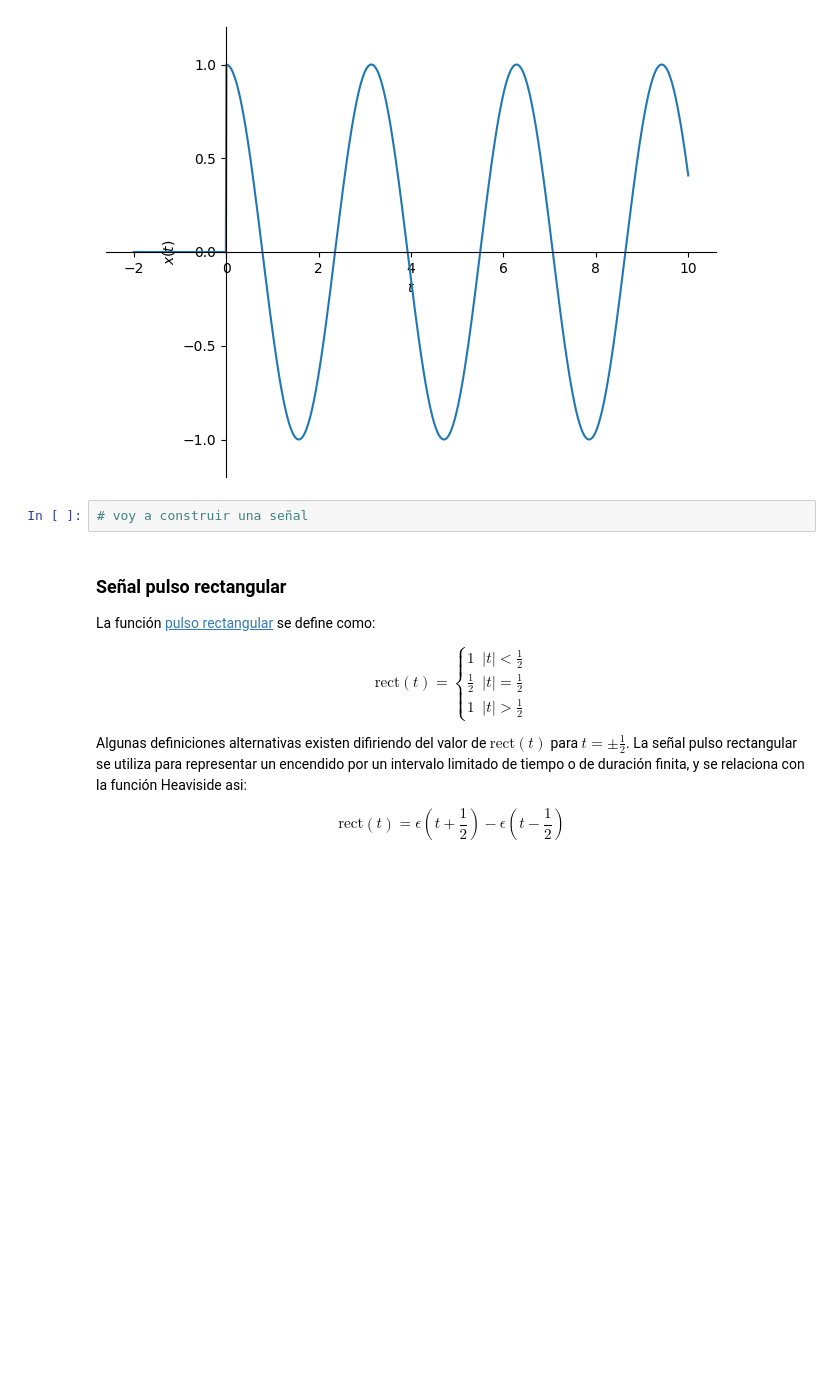
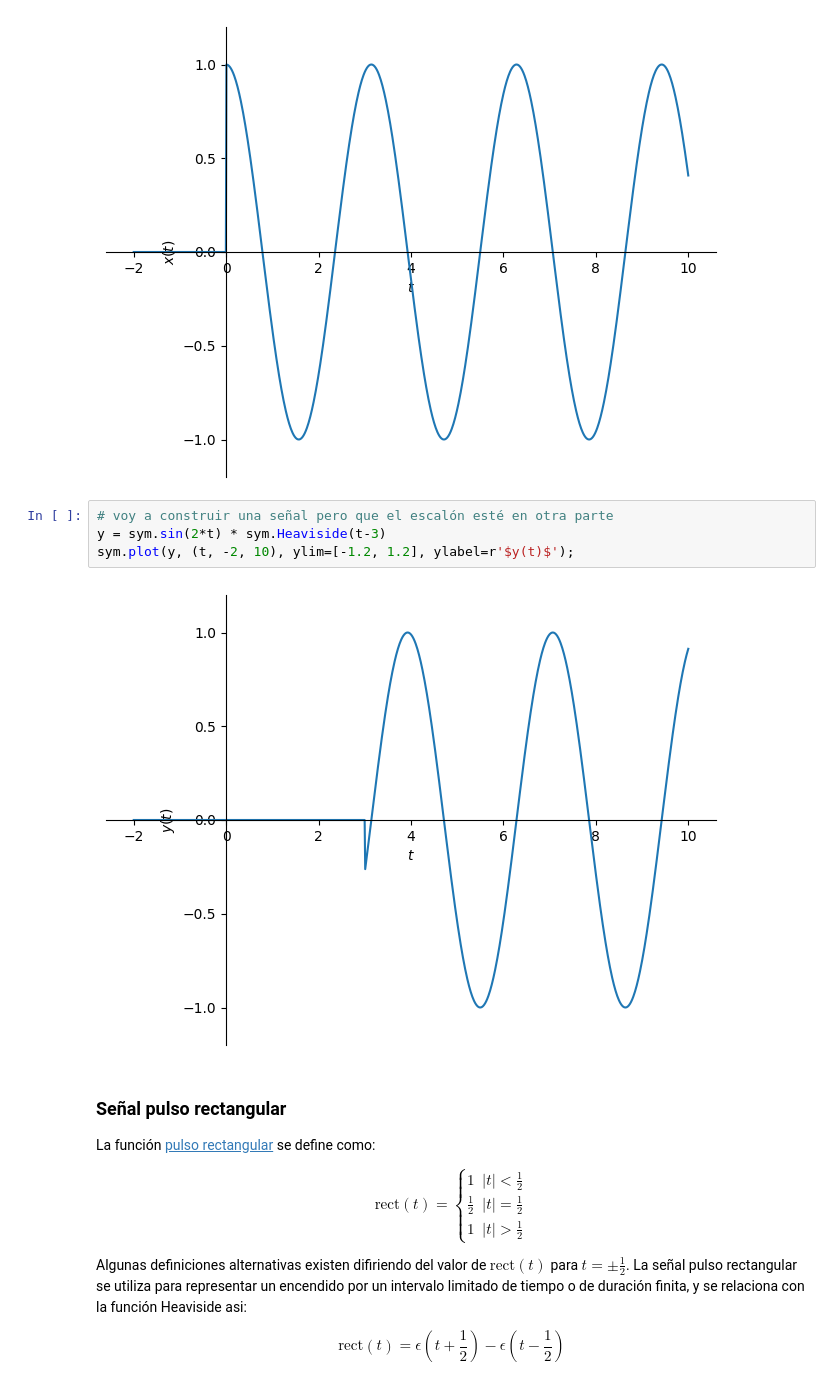
Before and after one commit to Juacardonaca/SyS2025-II, a Jupyter notebook: S_estandar_Juan_Cardona.ipynb, the cells around one changed output. Saved outputs shown, nothing was run; the diff lists cells and outputs as text; blank space fills up the shorter version.

```diff
--- a/S_estandar_Juan_Cardona.ipynb
+++ b/S_estandar_Juan_Cardona.ipynb
@@ -225,8 +225,12 @@ x = sym.cos(omega*t) * sym.Heaviside(t)
 sym.plot(x.subs(omega,2), (t, -2, 10), ylim=[-1.2, 1.2], ylabel=r'$x(t)$');
 # %% [output]
 [figure]
-# %%
-# voy a construir una señal
+# %%
+# voy a construir una señal pero que el escalón esté en otra parte
+y = sym.sin(2*t) * sym.Heaviside(t-3)
+sym.plot(y, (t, -2, 10), ylim=[-1.2, 1.2], ylabel=r'$y(t)$');
+# %% [output]
+[figure, added]
 # %% [markdown]
 ### Señal pulso rectangular
 
```
Also changed, not shown: parts of 1 cell of this notebook.
